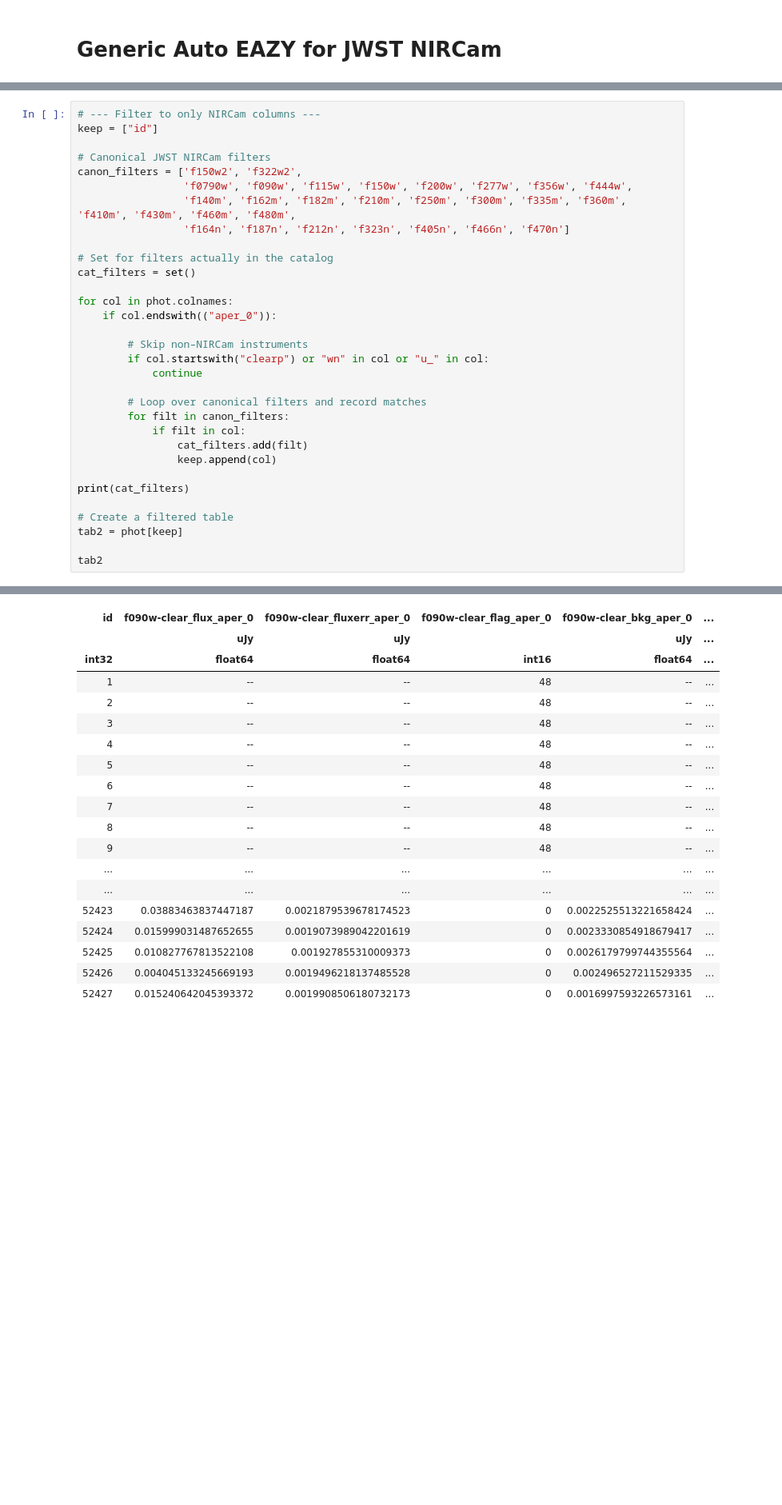
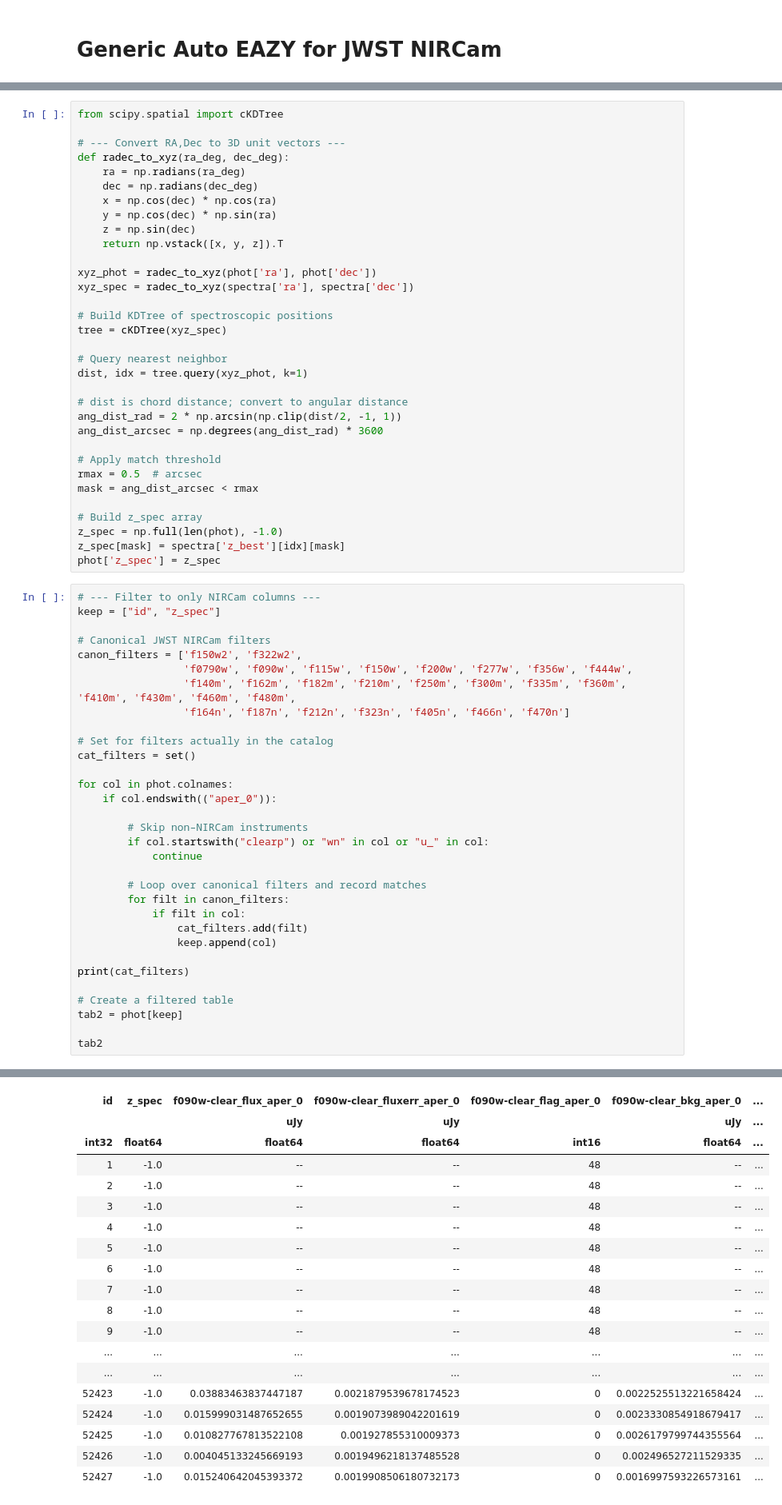
Before and after one commit to sfremy/my-eazy-jwst, a Jupyter notebook: scripts/z_visualization.ipynb, the cells around one changed output, grey strips where cells are left out. Shown at 80% size. Saved outputs shown, nothing was run; the diff lists cells and outputs as text; blank space fills up the shorter version.

Commit message:
spectroscopic z matching

```diff
--- a/scripts/z_visualization.ipynb
+++ b/scripts/z_visualization.ipynb
@@ -133,9 +180,42 @@ GTable length=52427
 | 52425 | 0.013868492096662521 | 51 | 43 | 6107 | 6112 | 13836 | 13846 | 6109.148366895154 | 13840.947230446985 | 1.7660110074371964 | 7.1848830319468036 | ... |
 | 52426 | 0.015498306602239609 | 16 | 12 | 6092 | 6096 | 13848 | 13852 | 6094.019519435862 | 13849.9176747232 | 1.6157432824724047 | 1.1105597600178512 | ... |
 | 52427 | 1.500000098129063e+30 | 36 | 0 | 6069 | 6076 | 13902 | 13910 | 6071.575644369514 | 13906.644943672325 | 2.3370166424201546 | 3.480280932524927 | ... |
+# %%
+from scipy.spatial import cKDTree
+
+# --- Convert RA,Dec to 3D unit vectors ---
+def radec_to_xyz(ra_deg, dec_deg):
+    ra = np.radians(ra_deg)
+    dec = np.radians(dec_deg)
+    x = np.cos(dec) * np.cos(ra)
+    y = np.cos(dec) * np.sin(ra)
+    z = np.sin(dec)
+    return np.vstack([x, y, z]).T
+
+xyz_phot = radec_to_xyz(phot['ra'], phot['dec'])
+xyz_spec = radec_to_xyz(spectra['ra'], spectra['dec'])
+
+# Build KDTree of spectroscopic positions
+tree = cKDTree(xyz_spec)
+
+# Query nearest neighbor
+dist, idx = tree.query(xyz_phot, k=1)
+
+# dist is chord distance; convert to angular distance
+ang_dist_rad = 2 * np.arcsin(np.clip(dist/2, -1, 1))
+ang_dist_arcsec = np.degrees(ang_dist_rad) * 3600
+
+# Apply match threshold
+rmax = 0.5  # arcsec
+mask = ang_dist_arcsec < rmax
+
+# Build z_spec array
+z_spec = np.full(len(phot), -1.0)
+z_spec[mask] = spectra['z_best'][idx][mask]
+phot['z_spec'] = z_spec
 # %%
 # --- Filter to only NIRCam columns ---
-keep = ["id"]
+keep = ["id", "z_spec"]
 
 # Canonical JWST NIRCam filters
 canon_filters = ['f150w2', 'f322w2',
@@ -170,23 +250,23 @@ tab2
 GTable length=52427
-| id | f090w-clear_flux_aper_0 | f090w-clear_fluxerr_aper_0 | f090w-clear_flag_aper_0 | f090w-clear_bkg_aper_0 | ... |
-|  | uJy | uJy |  | uJy | ... |
-| int32 | float64 | float64 | int16 | float64 | ... |
-| 1 | -- | -- | 48 | -- | ... |
-| 2 | -- | -- | 48 | -- | ... |
-| 3 | -- | -- | 48 | -- | ... |
-| 4 | -- | -- | 48 | -- | ... |
-| 5 | -- | -- | 48 | -- | ... |
-| 6 | -- | -- | 48 | -- | ... |
-| 7 | -- | -- | 48 | -- | ... |
-| 8 | -- | -- | 48 | -- | ... |
-| 9 | -- | -- | 48 | -- | ... |
-| ... | ... | ... | ... | ... | ... |
-| ... | ... | ... | ... | ... | ... |
-| 52423 | 0.03883463837447187 | 0.0021879539678174523 | 0 | 0.0022525513221658424 | ... |
-| 52424 | 0.015999031487652655 | 0.0019073989042201619 | 0 | 0.0023330854918679417 | ... |
-| 52425 | 0.010827767813522108 | 0.001927855310009373 | 0 | 0.0026179799744355564 | ... |
-| 52426 | 0.004045133245669193 | 0.0019496218137485528 | 0 | 0.002496527211529335 | ... |
-| 52427 | 0.015240642045393372 | 0.0019908506180732173 | 0 | 0.0016997593226573161 | ... |
+| id | z_spec | f090w-clear_flux_aper_0 | f090w-clear_fluxerr_aper_0 | f090w-clear_flag_aper_0 | f090w-clear_bkg_aper_0 | ... |
+|  |  | uJy | uJy |  | uJy | ... |
+| int32 | float64 | float64 | float64 | int16 | float64 | ... |
+| 1 | -1.0 | -- | -- | 48 | -- | ... |
+| 2 | -1.0 | -- | -- | 48 | -- | ... |
+| 3 | -1.0 | -- | -- | 48 | -- | ... |
+| 4 | -1.0 | -- | -- | 48 | -- | ... |
+| 5 | -1.0 | -- | -- | 48 | -- | ... |
+| 6 | -1.0 | -- | -- | 48 | -- | ... |
+| 7 | -1.0 | -- | -- | 48 | -- | ... |
+| 8 | -1.0 | -- | -- | 48 | -- | ... |
+| 9 | -1.0 | -- | -- | 48 | -- | ... |
+| ... | ... | ... | ... | ... | ... | ... |
+| ... | ... | ... | ... | ... | ... | ... |
+| 52423 | -1.0 | 0.03883463837447187 | 0.0021879539678174523 | 0 | 0.0022525513221658424 | ... |
+| 52424 | -1.0 | 0.015999031487652655 | 0.0019073989042201619 | 0 | 0.0023330854918679417 | ... |
+| 52425 | -1.0 | 0.010827767813522108 | 0.001927855310009373 | 0 | 0.0026179799744355564 | ... |
+| 52426 | -1.0 | 0.004045133245669193 | 0.0019496218137485528 | 0 | 0.002496527211529335 | ... |
+| 52427 | -1.0 | 0.015240642045393372 | 0.0019908506180732173 | 0 | 0.0016997593226573161 | ... |
 # %%
 # --- Remove bad data according to flags ---
 
```
Also changed, not shown: parts of 6 cells of this notebook, 3 other files.
